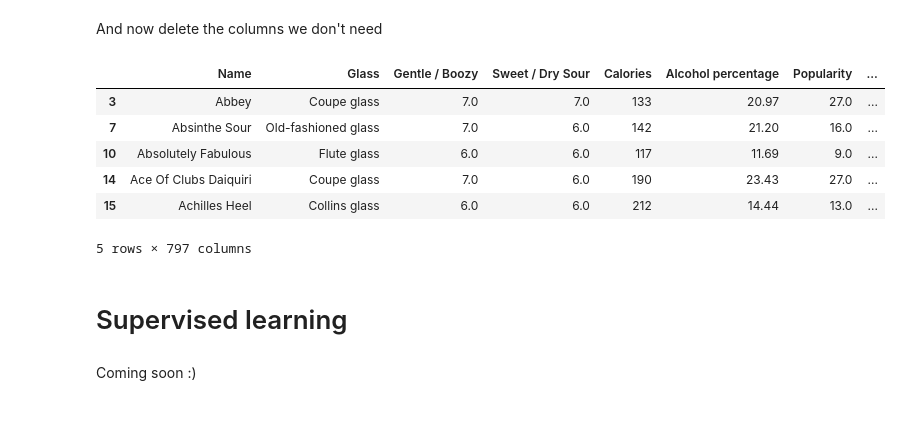
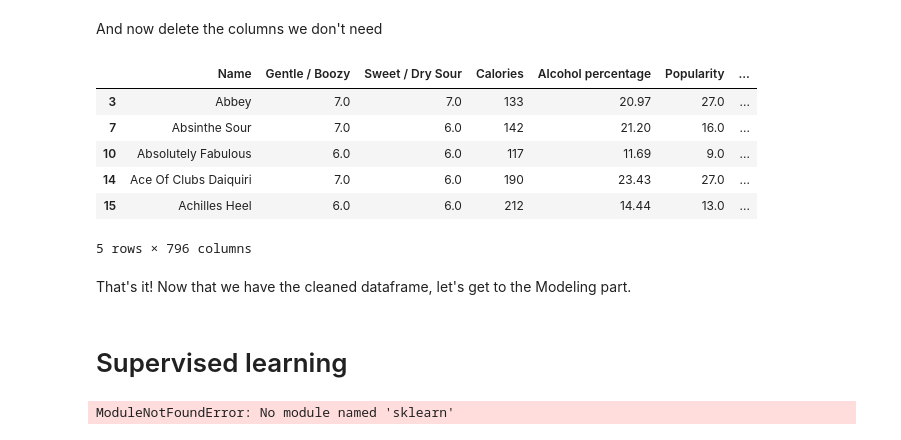
Before and after one commit to whodatboiii/Machine-Learning-Project-in-BA, a Jupyter notebook: difford_scrape.ipynb, the cells around one changed output. Cells and saved outputs as stored; diff of their text form; code cells hidden in the pictures.

```diff
--- a/difford_scrape.ipynb
+++ b/difford_scrape.ipynb
@@ -664,19 +668,52 @@ Name: Sweet / Dry Sour, dtype: float64
 # %% [markdown]
 And now delete the columns we don't need
 # %%
-df.drop(columns=['Contents', 'Ratios', 'How to make', 'Category', 'Method_(BEWARE'], inplace=True)
+df.drop(columns=['Contents', 'Ratios', 'How to make', 'Category', 'Method_(BEWARE', 'Glass'], inplace=True)
+
+#Let's drop the words in the columns that start with Content or Ration
+for col in df.columns:
+    if col.startswith('Content_') or col.startswith('Ratio_'):
+        df[col] = df[col].astype(str).str.split().str[0].astype(float)
 
 df.to_csv('out_fin_r4ml.csv')
 df.head()
 # %% [output]
-|  | Name | Glass | Gentle / Boozy | Sweet / Dry Sour | Calories | Alcohol percentage | Popularity | ... |
-| 3 | Abbey | Coupe glass | 7.0 | 7.0 | 133 | 20.97 | 27.0 | ... |
-| 7 | Absinthe Sour | Old-fashioned glass | 7.0 | 6.0 | 142 | 21.20 | 16.0 | ... |
-| 10 | Absolutely Fabulous | Flute glass | 6.0 | 6.0 | 117 | 11.69 | 9.0 | ... |
-| 14 | Ace Of Clubs Daiquiri | Coupe glass | 7.0 | 6.0 | 190 | 23.43 | 27.0 | ... |
-| 15 | Achilles Heel | Collins glass | 6.0 | 6.0 | 212 | 14.44 | 13.0 | ... |
+|  | Name | Gentle / Boozy | Sweet / Dry Sour | Calories | Alcohol percentage | Popularity | ... |
+| 3 | Abbey | 7.0 | 7.0 | 133 | 20.97 | 27.0 | ... |
+| 7 | Absinthe Sour | 7.0 | 6.0 | 142 | 21.20 | 16.0 | ... |
+| 10 | Absolutely Fabulous | 6.0 | 6.0 | 117 | 11.69 | 9.0 | ... |
+| 14 | Ace Of Clubs Daiquiri | 7.0 | 6.0 | 190 | 23.43 | 27.0 | ... |
+| 15 | Achilles Heel | 6.0 | 6.0 | 212 | 14.44 | 13.0 | ... |
-5 rows × 797 columns
+5 rows × 796 columns
+# %% [markdown]
+That's it! Now that we have the cleaned dataframe, let's get to the Modeling part.
 # %% [markdown]
 # Supervised learning
-# %% [markdown]
-Coming soon :)
+# %%
+#backup
+df_clean = df
+
+# First, you should transform your DataFrame so that the index is the 'Name' column
+df = df.set_index('Name')
+
+# Calculate cosine similarity matrix
+cosine_sim = cosine_similarity(df, df)
+
+# Convert the cosine similarity matrix to a DataFrame (this step is optional, but it makes the following code easier to understand)
+cosine_sim_df = pd.DataFrame(cosine_sim, index=df.index, columns=df.index)
+
+def recommend_cocktails(cocktails, n_recommendations):
+    # Sum the similarity scores for the given cocktails
+    sim_scores = cosine_sim_df[cocktails].sum(axis=1)
+
+    # Get the top n recommendations, excluding the given cocktails themselves
+    recommendations = sim_scores.nlargest(n_recommendations + len(cocktails))[~sim_scores.index.isin(cocktails)].head(n_recommendations)
+
+    return recommendations.index.tolist()
+
+# Use the recommender function
+cocktails_to_input = ["Mojito", "Aperol Spritz"]
+n_recommendations = 5
+print(recommend_cocktails(cocktails_to_input, n_recommendations))
+# %% [output]
+ModuleNotFoundError: No module named 'sklearn'
```
Also changed, not shown: parts of 4 cells of this notebook, 1 other file.
